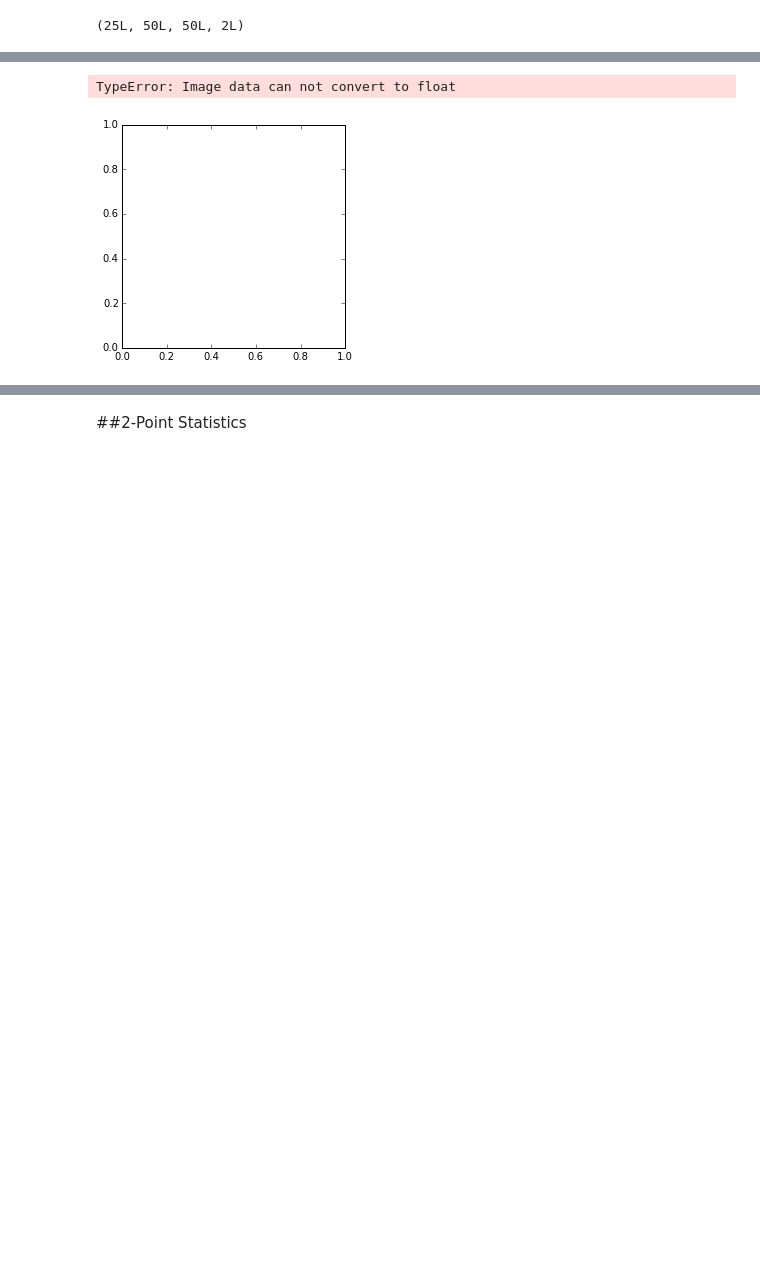
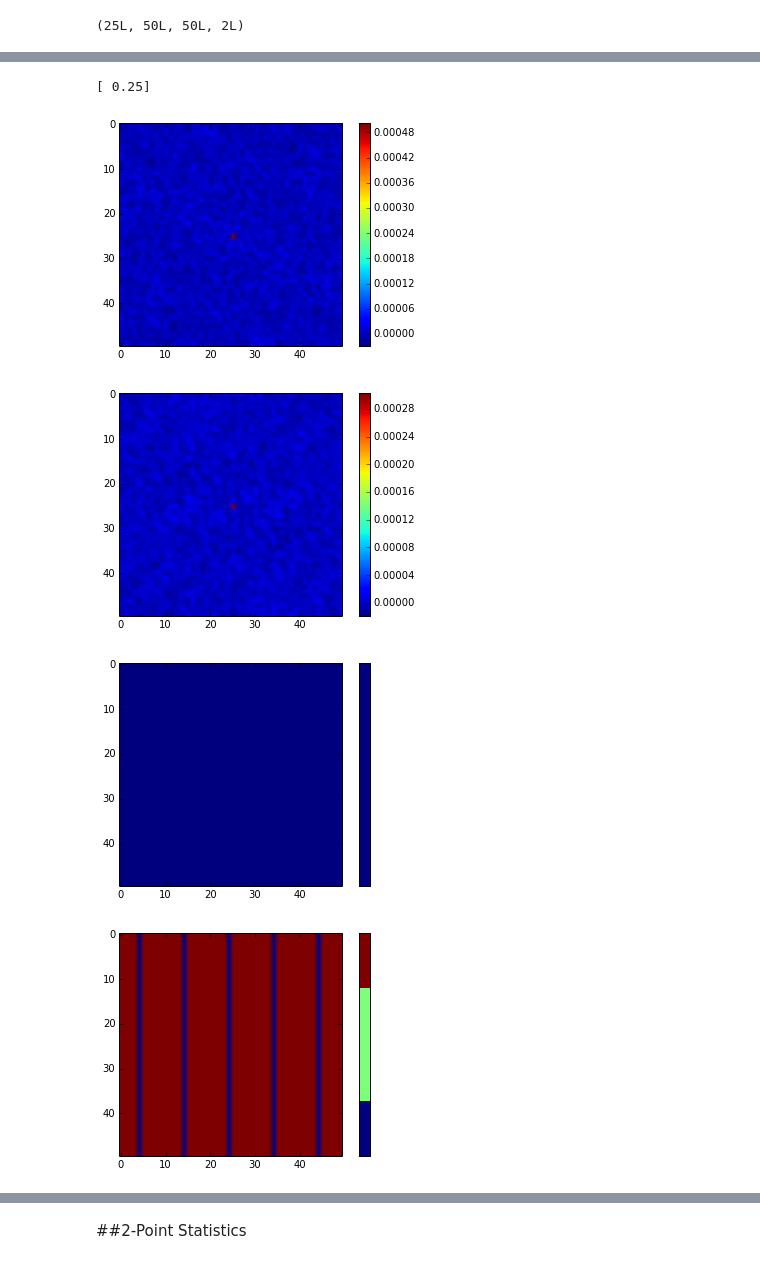
Before and after one commit to davidbrough1/2_point_statistics_Legendre, a Jupyter notebook: Legendre 2-point.ipynb, the cells around one changed output, grey strips where cells are left out. Cells and saved outputs as stored; diff of their text form; code cells hidden in the pictures; blank space fills up the shorter version.

```diff
--- a/Legendre 2-point.ipynb
+++ b/Legendre 2-point.ipynb
@@ -74,6 +63,14 @@ def _draw_PCA_3D(X, n_sets):
                    X[n * sets:(n + 1) * sets, 1],
                    X[n * sets:(n + 1) * sets, 2],
                    color=color_list[n])
+# %%
+def new_coeffs(X_):
+    n_states = X_.shape[-1]
+    Niter = np.ceil((n_states + 1) / 2.)
+    Nslice = n_states * (n_states + 1) / 2
+    tmp = [np.conj(X_) * np.roll(X_, i, axis=-1) for i in range(int(Niter))]
+    #tmp = [X_ * np.roll(X_, i, axis=-1) for i in range(int(Niter))]
+    return np.concatenate(tmp, axis=-1)[..., :Nslice] / X_[0, ..., 0].size
 # %%
 def set_pca_shape(X_):
     size = np.array(X_.shape)
@@ -137,3 +140,3 @@ for ii in range(t_steps):
 # %%
-n_states = 4
+n_states = 3
 LegBasis = LegendreBasis(n_states=n_states, domain=[-1, 1])
@@ -155,13 +160,7 @@ FX_t_start = new_coeffs(FX_start_)
 
 assert(np.unique(FX_t_end[..., :n_states].imag) == 0)
 
+
 FX_t_end[..., n_states:] = 2 * FX_t_end[..., n_states:].real
 
 assert(np.unique(FX_t_end.imag) == 0)
-
-print FX_t_end.shape
-
-for ii in range(FX_t_end.shape[-1]):
-    plt.figure()
-    plt.imshow(np.real_if_close(np.fft.fftshift(FX_t_end[1,..., ii])))
-    plt.colorbar()
@@ -180,11 +169,11 @@ for ii in range(FX_t_end.shape[-1]):
 # %%
 X_t_end = np.real_if_close(np.fft.ifftn(FX_t_end, axes=(1, 2)))
 print X_t_end.shape
-'''
+
 for ii in range(X_t_end.shape[-1]):
     plt.figure()
-    plt.imshow(X_t_end[0,..., ii])
+    plt.imshow(np.fft.ifftshift(X_t_end, axes=(1, 2))[0,..., ii].real)
     plt.colorbar()
-'''
+
 X_t_start = np.real_if_close(np.fft.ifftn(FX_t_start, axes=(1, 2)))
 # %% [output]
@@ -192,8 +187,13 @@ X_t_start = np.real_if_close(np.fft.ifftn(FX_t_start, axes=(1, 2)))
 # %%
 for ii in range(X_t_end.shape[-1]):
     plt.figure()
-    plt.imshow(X_t_start[0,..., ii])
+    plt.imshow(np.fft.ifftshift(X_t_start, axes=(1, 2))[0,..., ii].real / X_t_end[0, ..., 0].size)
     plt.colorbar()
+
+print np.unique(X_t_start[0, ..., 2].real)
 # %% [output]
-TypeError: Image data can not convert to float
+[ 0.25]
-[figure, old version]
+[figure, new version]
+[figure, added]
+[figure, added]
+[figure, added]
```
Also changed, not shown: parts of 21 cells of this notebook.
